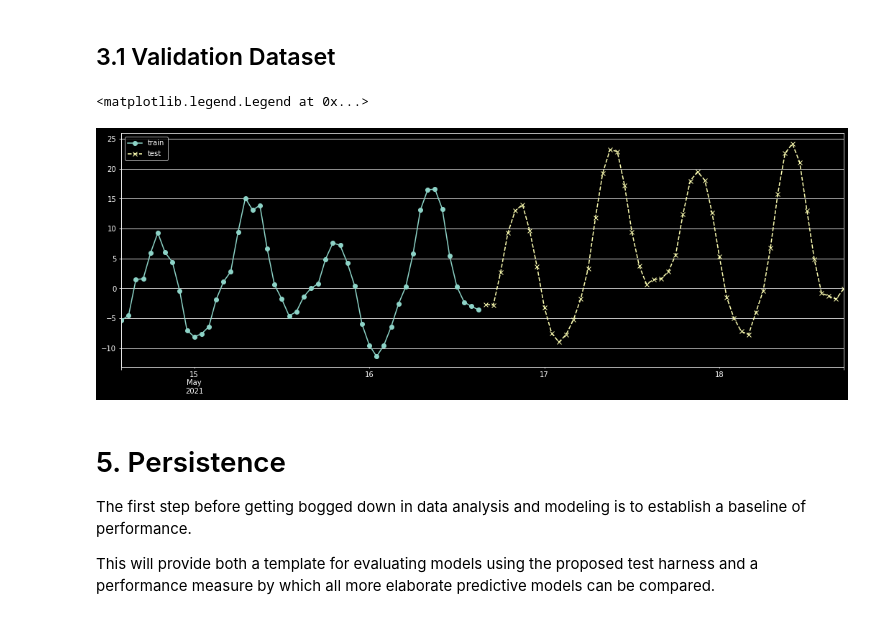
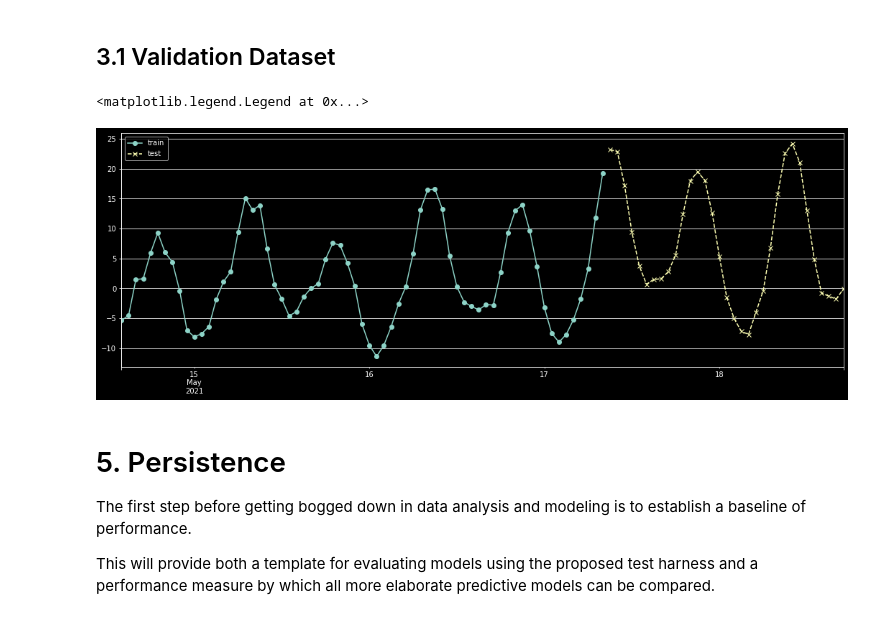
Before and after one commit to martinlarsalbert/water_depth, a Jupyter notebook: notebooks/02.1_ARIMA_model.ipynb, the cells around one changed output. Drawn from its saved outputs; the diff is of its cells as text; code cells hidden in the pictures.

```diff
--- a/notebooks/02.1_ARIMA_model.ipynb
+++ b/notebooks/02.1_ARIMA_model.ipynb
@@ -61,21 +61,21 @@ Developing a Method for Model Evaluation.
 # %% [markdown]
 ## 3.1 Validation Dataset
 # %%
-split_ratio = 1/2
+split_ratio = 1/3
 index_split = int(len(data_depth)*split_ratio)
 y_train = data_depth.iloc[0:-index_split]
 y_test = data_depth.iloc[-index_split:]
 
 fig,ax=plt.subplots()
 fig.set_size_inches(18,6)
 y_train.plot(style='o-', ax=ax, label='train')
 y_test.plot(style='x--', ax=ax, label='test')
 
 ax.grid()
 ax.legend()
 # %% [output]
 <matplotlib.legend.Legend at 0x...>
-[figure, old version]
+[figure, new version]
 # %% [markdown]
 # 5. Persistence
 The first step before getting bogged down in data analysis and modeling is to establish a baseline of performance.
```
Also changed, not shown: parts of 9 cells of this notebook.
